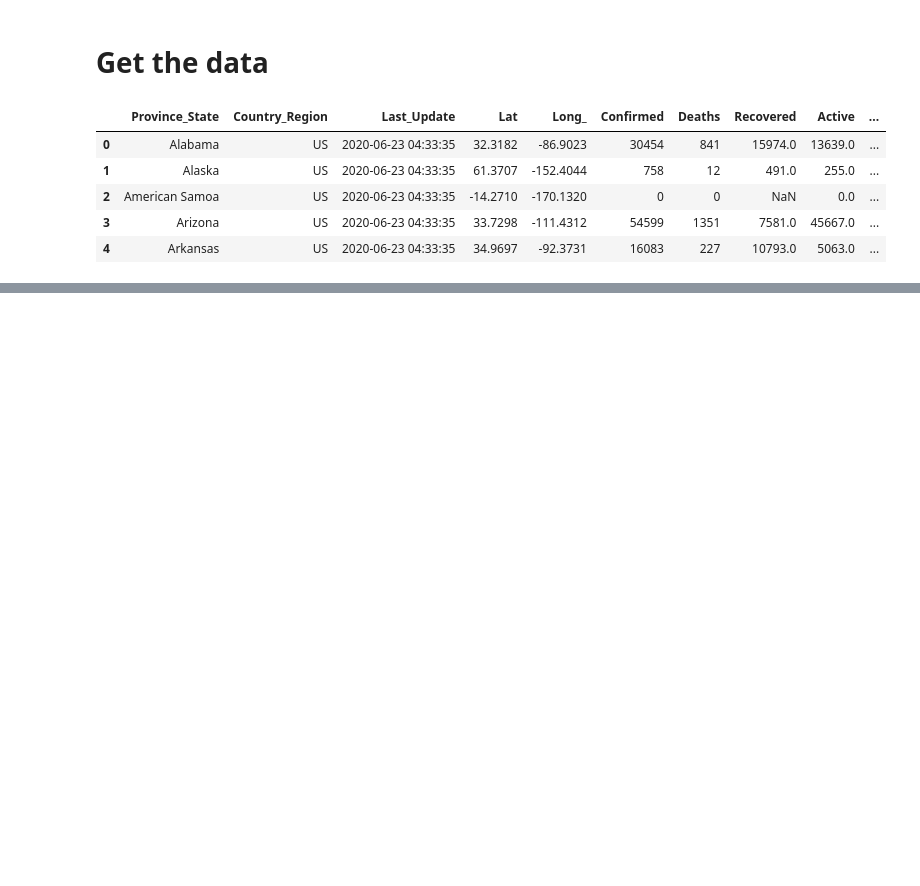
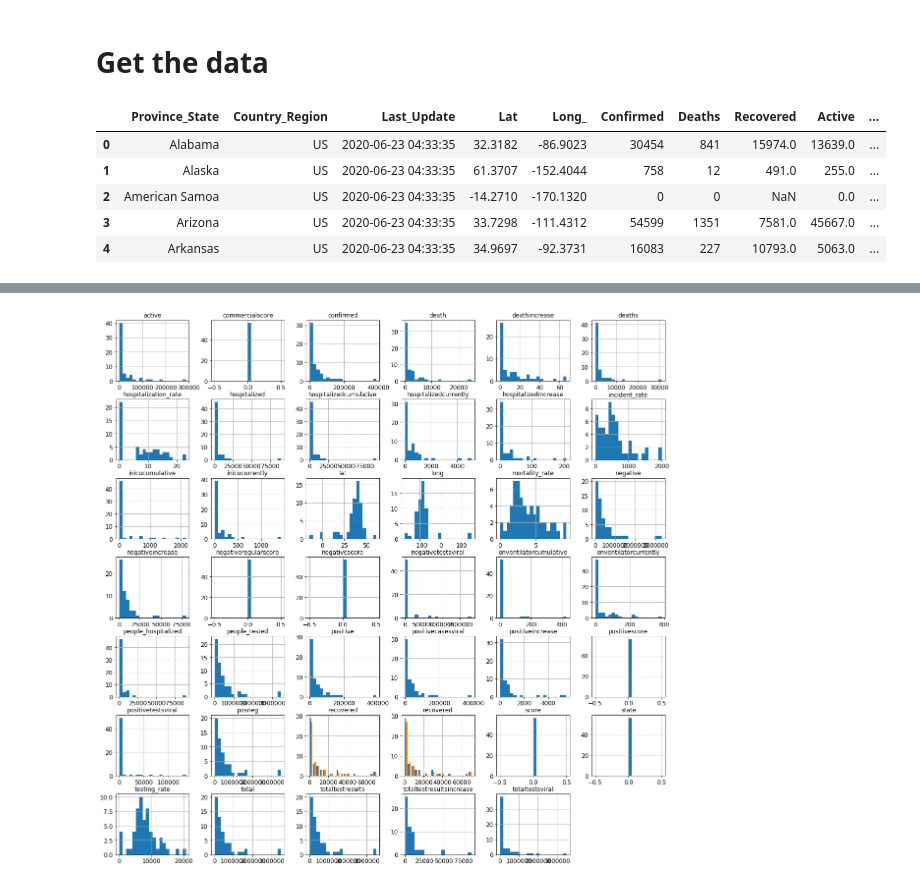
Before and after one commit to PeterFlaming/COVID-19, a Jupyter notebook: COVID-19_US_Cases.ipynb, the cells around one changed output, grey strips where cells are left out. Cells and saved outputs as stored; diff of their text form; code cells hidden in the pictures; blank space fills up the shorter version.

```diff
--- a/COVID-19_US_Cases.ipynb
+++ b/COVID-19_US_Cases.ipynb
@@ -117,0 +518,8 @@ hospitals.head()
+# %%
+current_subset = current[['date','state','positive','negative','hospitalizedCurrently','hospitalizedCumulative',
+                          'inIcuCurrently','inIcuCumulative','onVentilatorCurrently','onVentilatorCumulative',
+                          'recovered','death','hospitalized','totalTestsViral','positiveTestsViral',
+                          'negativeTestsViral','positiveCasesViral','positiveIncrease','negativeIncrease','total',
+                          'totalTestResults','totalTestResultsIncrease','posNeg','deathIncrease','hospitalizedIncrease',
+                          'commercialScore','negativeRegularScore','negativeScore','positiveScore','score']]
+current_subset.describe()
@@ -117,0 +536,6 @@ hospitals.head()
+# %%
+# Fix the date format
+current_subset[['date']] = current_subset[['date']].applymap(str).applymap(
+    lambda s: "{}-{}-{}".format(s[0:4], s[4:6],s[6:]))
+
+print(current_subset[['date']])
@@ -117,0 +565,4 @@ hospitals.head()
+# %%
+counties = current_subset.fillna(0)
+counties.columns = map(str.lower, counties.columns)
+counties.head()
@@ -117,0 +579,4 @@ hospitals.head()
+# %%
+daily_covid = pd.concat([states, counties], axis=1)
+
+daily_covid.head(100)
@@ -117,0 +612,5 @@ hospitals.head()
+# %%
+daily_covid.hist(bins=20, figsize=(20,20))
+plt.show()
+# %% [output]
+[figure, added]
```
Also changed, not shown: parts of 46 cells of this notebook, 8 other files.
